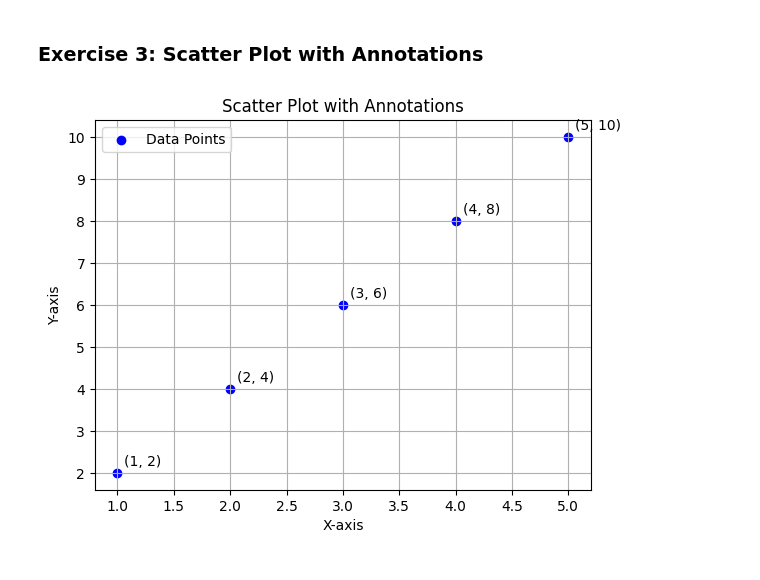
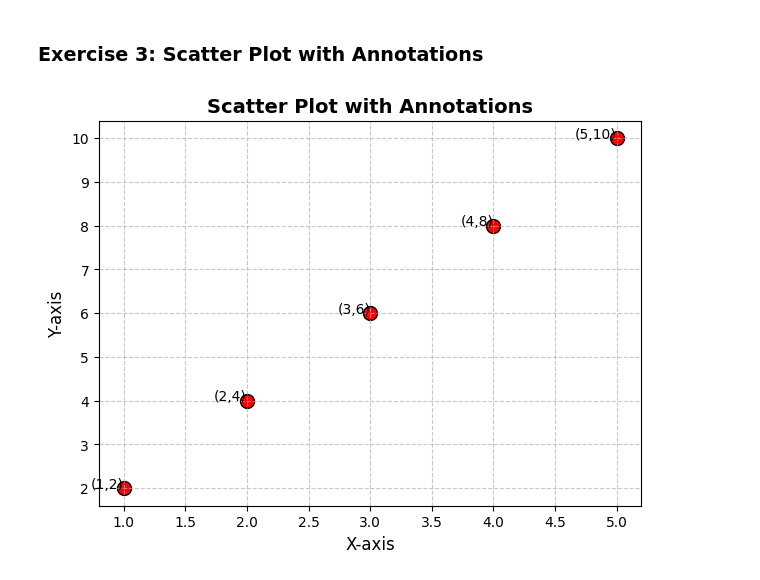
Before and after one commit to priyankachanvir26/python-jupyter-template, a Jupyter notebook: src/3-scatter-plot.ipynb, the cells around one changed output. Cells and saved outputs as stored; diff of their text form; code cells hidden in the pictures.

```diff
--- a/src/3-scatter-plot.ipynb
+++ b/src/3-scatter-plot.ipynb
@@ -3,27 +3,34 @@
 # %%
 # TASK: Create a scatter plot with x = [1, 2, 3, 4, 5] and y = [2, 4, 6, 8, 10].
 # Annotate each point with its (x, y) value, and set the title as 'Scatter Plot with Annotations'.
-# %%
-import matplotlib.pyplot as plt
-
-x = [1, 2, 3, 4, 5]
-y = [2, 4, 6, 8, 10]
-
-# Validate that x and y have the same length
-if len(x) == len(y):
-    plt.scatter(x, y, color='blue', label="Data Points")
-
-    # Annotate points
-    for i in range(len(x)):
-        plt.annotate(f"({x[i]}, {y[i]})", (x[i], y[i]), textcoords="offset points", xytext=(5,5))
-
-    plt.xlabel("X-axis")
-    plt.ylabel("Y-axis")
-    plt.title("Scatter Plot with Annotations")
-    plt.legend()
-    plt.grid(True)
-    plt.show()
-else:
-    print("Error: x and y must have the same length.")
-# %% [output]
-[figure, removed]
+# %%
+import matplotlib.pyplot as plt
+
+class DataMismatchError(Exception):
+    """Custom exception for mismatched data lengths."""
+    pass
+
+# Data
+x = [1, 2, 3, 4, 5]
+y = [2, 4, 6, 8, 10]
+
+# Error Handling
+if len(x) != len(y):
+    raise DataMismatchError("x and y lists must have the same length.")
+
+# Plot
+plt.figure(figsize=(7, 5))
+plt.scatter(x, y, color='red', edgecolor='black', s=100)
+
+# Annotations
+for i, j in zip(x, y):
+    plt.text(i, j, f'({i},{j})', fontsize=10, ha='right')
+
+# Customization
+plt.title("Scatter Plot with Annotations", fontsize=14, fontweight='bold')
+plt.xlabel("X-axis", fontsize=12)
+plt.ylabel("Y-axis", fontsize=12)
+plt.grid(True, linestyle='--', alpha=0.7)
+plt.show()
+# %% [output]
+[figure, added]
```
Also changed, not shown: 5 other files.
